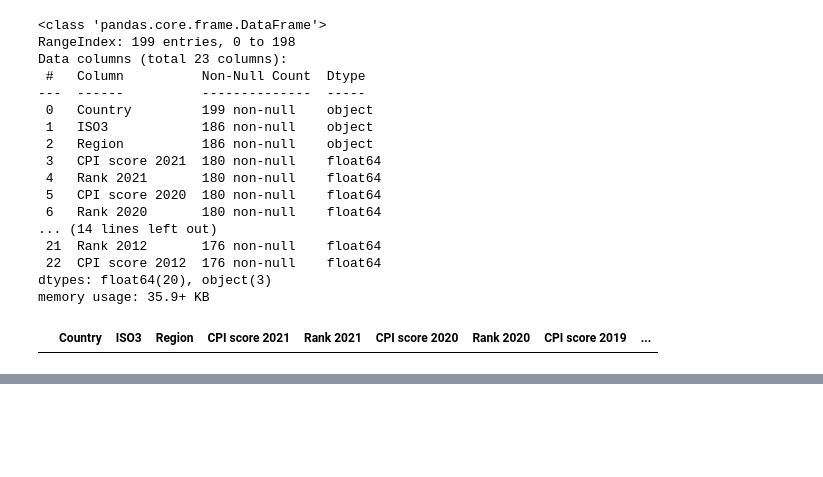
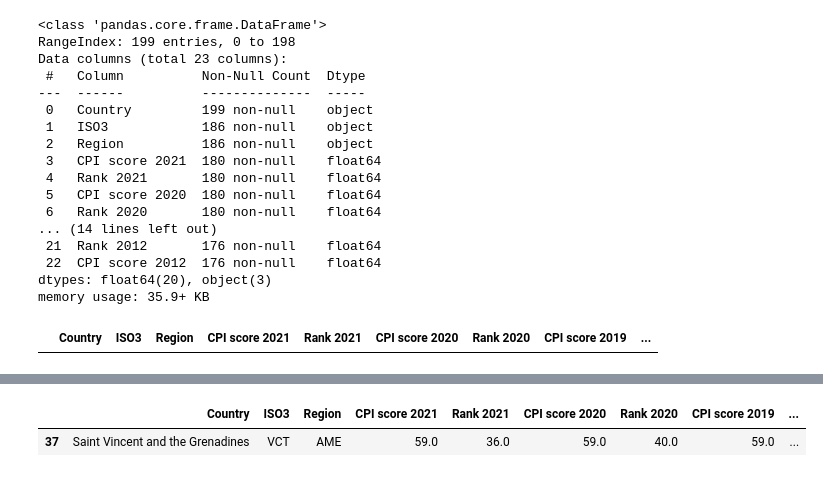
Before and after one commit to wanzulfikri/cpi_analysis, a Jupyter notebook: CPI 2012-2021.ipynb, the cells around one changed output, grey strips where cells are left out. Cells and saved outputs as stored; diff of their text form; code cells hidden in the pictures; blank space fills up the shorter version.

```diff
--- a/CPI 2012-2021.ipynb
+++ b/CPI 2012-2021.ipynb
@@ -561,0 +553,8 @@ CPI[CPI["Country"].str.match(r".*Vincent")]
+# %%
+# clean Saint Vincent and the Grenadines
+# we'll keep the row with the most recent data and copy the missing data from the row to be dropped
+clean_inconsistent_names(CPI,[37],[{185: ["CPI score 2016", "Rank 2016"]}])
+CPI[CPI["Country"].str.match(r".*Vincent")]
+# %% [output]
+|  | Country | ISO3 | Region | CPI score 2021 | Rank 2021 | CPI score 2020 | Rank 2020 | CPI score 2019 | ... |
+| 37 | Saint Vincent and the Grenadines | VCT | AME | 59.0 | 36.0 | 59.0 | 40.0 | 59.0 | ... |
```
Also changed, not shown: parts of 49 cells of this notebook.
